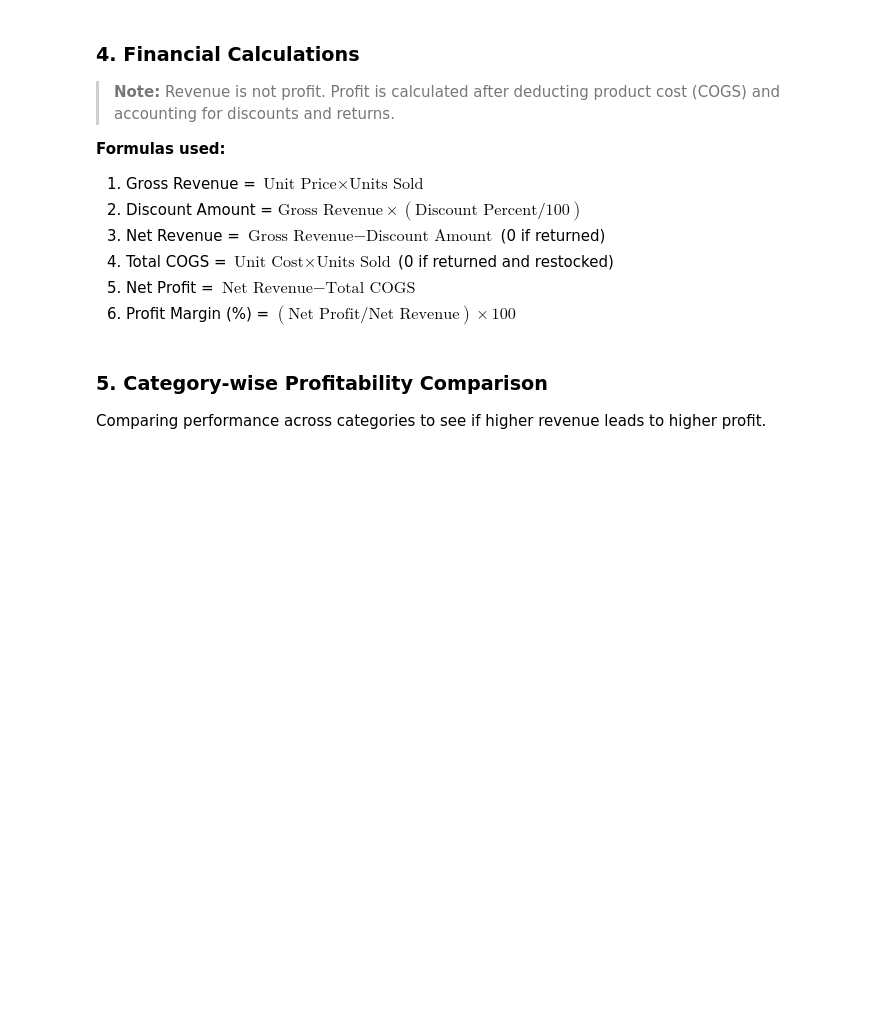
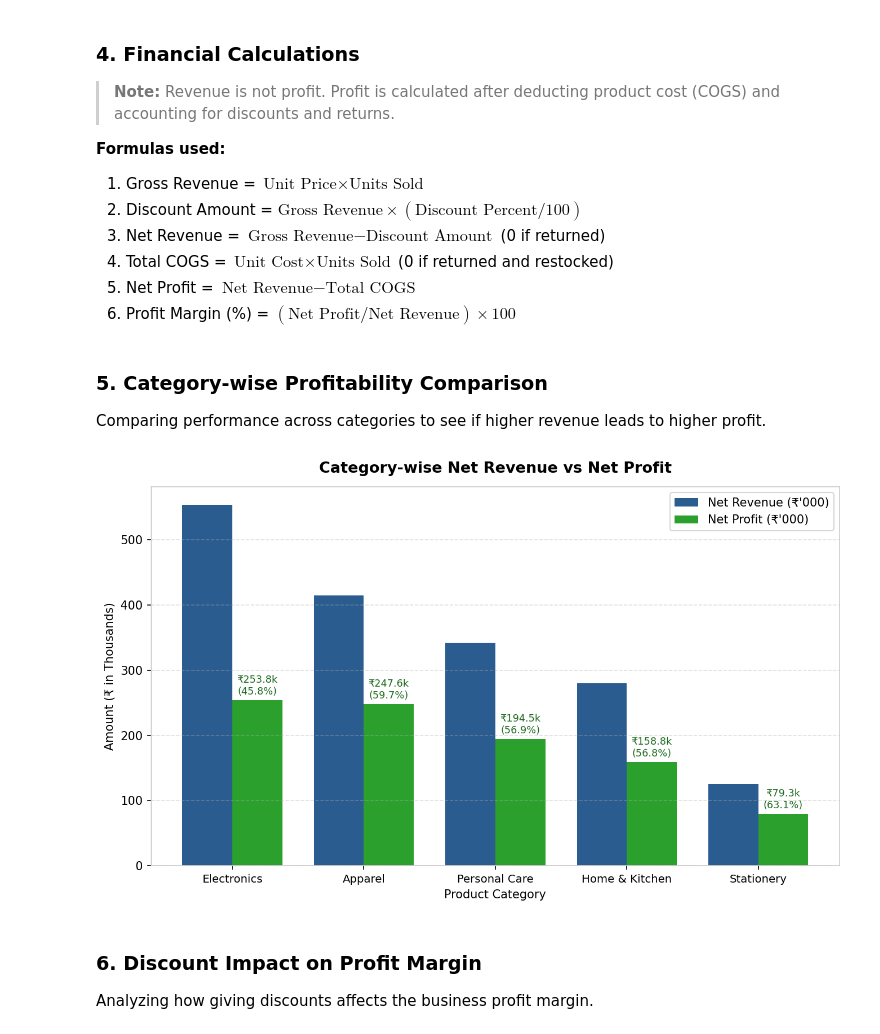
Before and after one commit to abhinavsrivastava98890/Small-Business-Profitability-Analysis, a Jupyter notebook: notebooks/profitability_analysis.ipynb, the cells around one changed output. Cells and saved outputs as stored; diff of their text form; code cells hidden in the pictures; blank space fills up the shorter version.

Commit message:
Execute notebook cells, embed plots and record analytical findings

```diff
--- a/notebooks/profitability_analysis.ipynb
+++ b/notebooks/profitability_analysis.ipynb
@@ -123,3 +145,53 @@ summary
 # %% [markdown]
 ### 5. Category-wise Profitability Comparison
 Comparing performance across categories to see if higher revenue leads to higher profit.
+# %%
+category_perf = valid_sales.groupby('Category').agg(
+    Orders=('Transaction_ID', 'count'),
+    Units_Sold=('Units_Sold', 'sum'),
+    Net_Revenue=('Net_Revenue', 'sum'),
+    Total_COGS=('Total_COGS', 'sum'),
+    Net_Profit=('Net_Profit', 'sum')
+).reset_index()
+
+category_perf['Margin_Pct'] = (category_perf['Net_Profit'] / category_perf['Net_Revenue'] * 100).round(2)
+category_perf = category_perf.sort_values(by='Net_Profit', ascending=False).reset_index(drop=True)
+category_perf
+# %%
+# Chart 1: Category-wise Net Revenue vs Net Profit
+categories = category_perf['Category'].tolist()
+rev_k = category_perf['Net_Revenue'] / 1000.0
+prof_k = category_perf['Net_Profit'] / 1000.0
+
+x = np.arange(len(categories))
+width = 0.38
+
+fig, ax = plt.subplots(figsize=(9, 5.5), dpi=150)
+
+ax.bar(x - width/2, rev_k, width, label="Net Revenue (₹'000)", color="#2b5c8f")
+rects2 = ax.bar(x + width/2, prof_k, width, label="Net Profit (₹'000)", color="#2ca02c")
+
+ax.set_title("Category-wise Net Revenue vs Net Profit", fontsize=13, fontweight="bold", pad=12)
+ax.set_xlabel("Product Category", fontsize=10)
+ax.set_ylabel("Amount (₹ in Thousands)", fontsize=10)
+ax.set_xticks(x)
+ax.set_xticklabels(categories, fontsize=9.5)
+ax.legend()
+ax.grid(axis="y", linestyle="--", alpha=0.4)
+
+for i, rect in enumerate(rects2):
+    height = rect.get_height()
+    margin = category_perf['Margin_Pct'].iloc[i]
+    ax.annotate(f"₹{height:.1f}k\n({margin:.1f}%)",
+                xy=(rect.get_x() + rect.get_width() / 2, height),
+                xytext=(0, 3),
+                textcoords="offset points",
+                ha="center", va="bottom", fontsize=8.5, color="#1e6b1e")
+
+plt.tight_layout()
+plt.show()
+# %% [output]
+[figure, added]
+# %% [markdown]
+### 6. Discount Impact on Profit Margin
+Analyzing how giving discounts affects the business profit margin.
```
Also changed, not shown: parts of 11 cells of this notebook.
